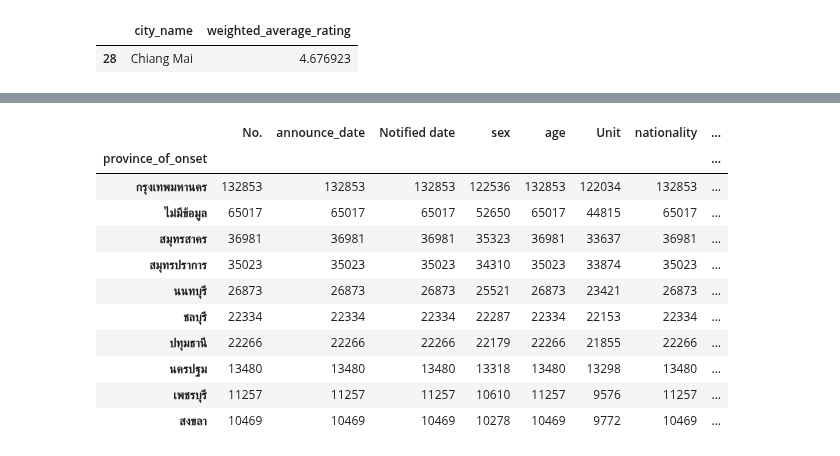
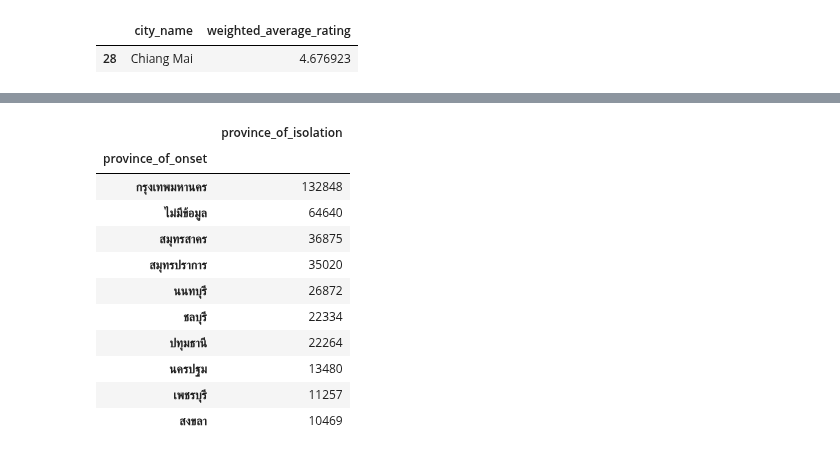
Before and after one commit to ThanikPimpiban/DWDM21, a Jupyter notebook: Data_Processing(Ch3).ipynb, the cells around one changed output, grey strips where cells are left out. Saved outputs shown, nothing was run; the diff lists cells and outputs as text; code cells hidden in the pictures.

```diff
--- a/Data_Processing(Ch3).ipynb
+++ b/Data_Processing(Ch3).ipynb
@@ -1369,16 +1369,16 @@ Ex_3.iloc[:5,:]
 # %%
 Ex_4 = data.groupby('province_of_onset').count().sort_values(by=['announce_date'],ascending=False)
-Ex_4.iloc[:10,:]
+Ex_4.iloc[:10,7:8]
 # %% [output]
-|  | No. | announce_date | Notified date | sex | age | Unit | nationality | ... |
-| province_of_onset |  |  |  |  |  |  |  | ... |
-| กรุงเทพมหานคร | 132853 | 132853 | 132853 | 122536 | 132853 | 122034 | 132853 | ... |
-| ไม่มีข้อมูล | 65017 | 65017 | 65017 | 52650 | 65017 | 44815 | 65017 | ... |
-| สมุทรสาคร | 36981 | 36981 | 36981 | 35323 | 36981 | 33637 | 36981 | ... |
-| สมุทรปราการ | 35023 | 35023 | 35023 | 34310 | 35023 | 33874 | 35023 | ... |
-| นนทบุรี | 26873 | 26873 | 26873 | 25521 | 26873 | 23421 | 26873 | ... |
-| ชลบุรี | 22334 | 22334 | 22334 | 22287 | 22334 | 22153 | 22334 | ... |
-| ปทุมธานี | 22266 | 22266 | 22266 | 22179 | 22266 | 21855 | 22266 | ... |
-| นครปฐม | 13480 | 13480 | 13480 | 13318 | 13480 | 13298 | 13480 | ... |
-| เพชรบุรี | 11257 | 11257 | 11257 | 10610 | 11257 | 9576 | 11257 | ... |
-| สงขลา | 10469 | 10469 | 10469 | 10278 | 10469 | 9772 | 10469 | ... |
+|  | province_of_isolation |
+| province_of_onset |  |
+| กรุงเทพมหานคร | 132848 |
+| ไม่มีข้อมูล | 64640 |
+| สมุทรสาคร | 36875 |
+| สมุทรปราการ | 35020 |
+| นนทบุรี | 26872 |
+| ชลบุรี | 22334 |
+| ปทุมธานี | 22264 |
+| นครปฐม | 13480 |
+| เพชรบุรี | 11257 |
+| สงขลา | 10469 |
```
Also changed, not shown: parts of 2 cells of this notebook.
